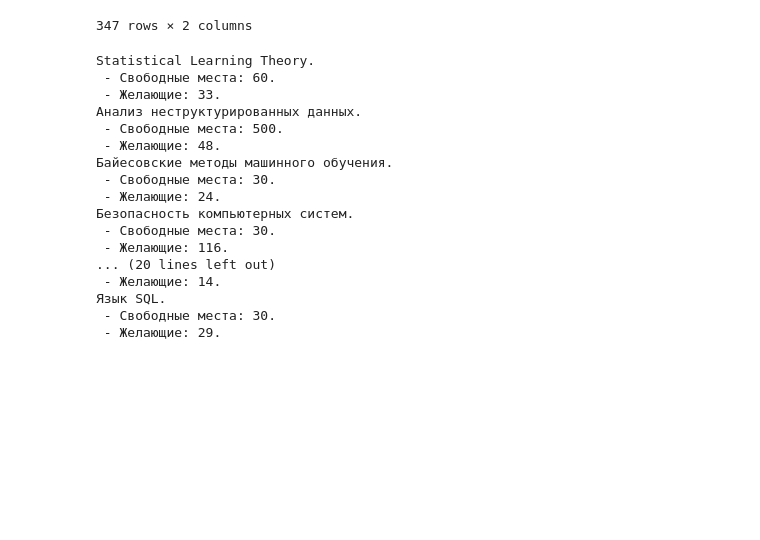
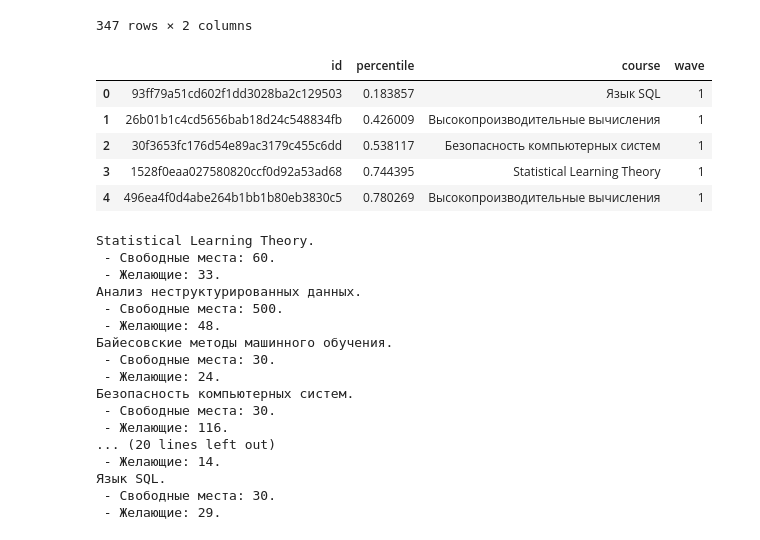
Before and after one commit to diemvs/hse_hw, a Jupyter notebook: ml/homework-practice-01-pandas-Sataev.ipynb, the cells around one changed output. Saved outputs shown, nothing was run; the diff lists cells and outputs as text; code cells hidden in the pictures; blank space fills up the shorter version.

```diff
--- a/ml/homework-practice-01-pandas-Sataev.ipynb
+++ b/ml/homework-practice-01-pandas-Sataev.ipynb
@@ -564,7 +564,6 @@ group_18_index = (df['18_group'] > 0) & (df['is_mi'])
 
 df.loc[group_17_index, 'fall_courses_count'] += 1
 df.loc[group_18_index, 'fall_courses_count'] += 1
-df.sort_index(inplace=True)
 # %% [markdown]
 Проверка:
 # %%
@@ -641,16 +640,24 @@ remaining_courses
 # %%
 candidates_first_fall = df[['id', 'percentile', 'fall_1']].rename(columns={'fall_1': 'course'})
 
 candidates_first_fall = candidates_first_fall.append(
     df
     .loc[
         df['fall_courses_count'] == 2,
         ['id', 'percentile', 'fall_2']
     ]
-    .rename(columns={ 'fall_2': 'course'})
+    .rename(columns={ 'fall_2': 'course' })
 )
 
 candidates_first_fall['wave'] = 1
+candidates_first_fall.head(5)
+# %% [output]
+|  | id | percentile | course | wave |
+| 0 | 93ff79a51cd602f1dd3028ba2c129503 | 0.183857 | Язык SQL | 1 |
+| 1 | 26b01b1c4cd5656bab18d24c548834fb | 0.426009 | Высокопроизводительные вычисления | 1 |
+| 2 | 30f3653fc176d54e89ac3179c455c6dd | 0.538117 | Безопасность компьютерных систем | 1 |
+| 3 | 1528f0eaa027580820ccf0d92a53ad68 | 0.744395 | Statistical Learning Theory | 1 |
+| 4 | 496ea4f0d4abe264b1bb1b80eb3830c5 | 0.780269 | Высокопроизводительные вычисления | 1 |
 # %%
 res_fall = pd.DataFrame(df['id']).rename(columns={ 'id': 'ID' })
 res_fall['course1'] = np.nan
```
Also changed, not shown: parts of 3 cells of this notebook.
